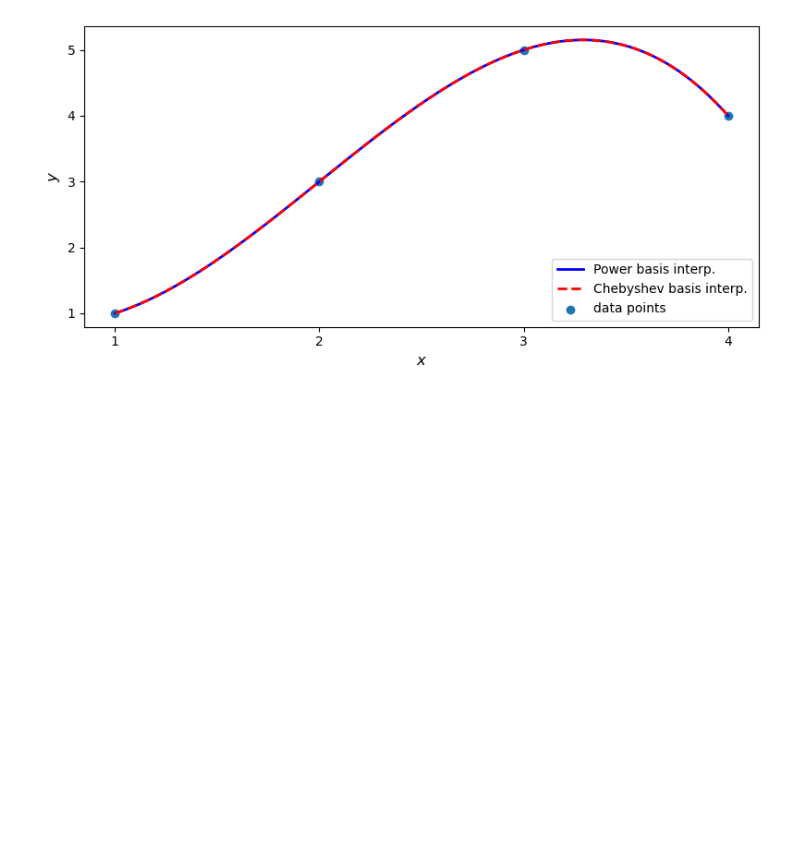
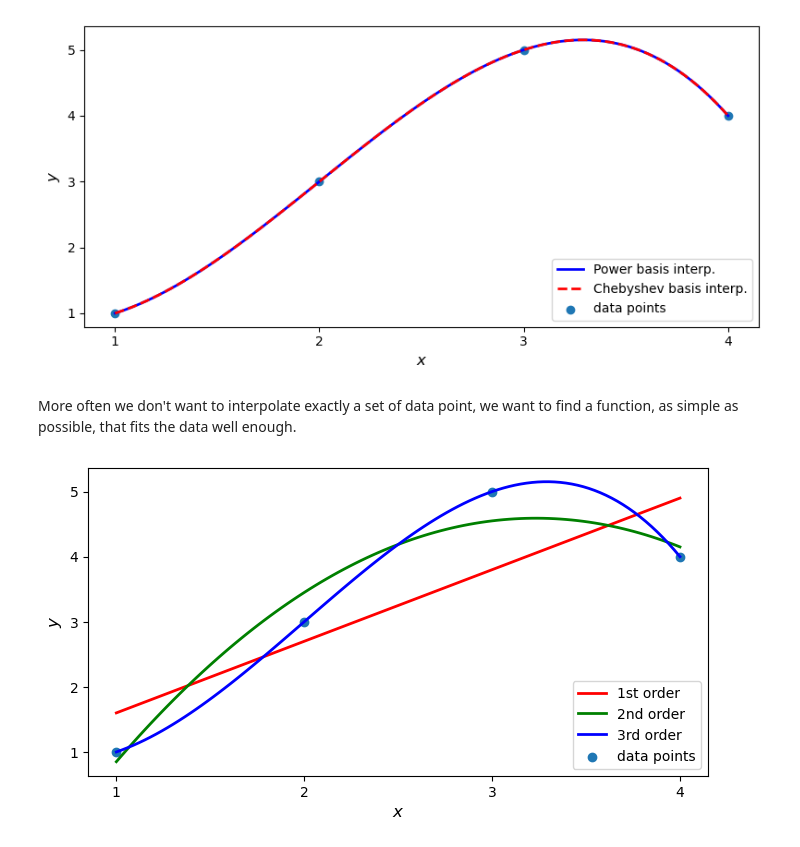
Before and after one commit to luigiselmi/numethods, a Jupyter notebook: johansson/interpolation.ipynb, the cells around one changed output. Saved outputs shown, nothing was run; the diff lists cells and outputs as text; code cells hidden in the pictures; blank space fills up the shorter version.

```diff
--- a/johansson/interpolation.ipynb
+++ b/johansson/interpolation.ipynb
@@ -77,0 +97,3 @@ f1(2.5)
+# %%
+f1b = P.Polynomial.fit(x, y, deg)
+f1b
@@ -107,3 +141,25 @@ ax.set_xlabel(r"$x$", fontsize=12)
 fig.tight_layout()
 # %% [output]
 [figure]
+# %% [markdown]
+More often we don't want to interpolate exactly a set of data point, we want to find a function, as simple as possible, that fits the data well enough.
+# %%
+f1 = P.Polynomial.fit(x, y, 1)
+f2 = P.Polynomial.fit(x, y, 2)
+f3 = P.Polynomial.fit(x, y, 3)
+# %%
+xx = np.linspace(x.min(), x.max(), 100)
+
+fig, ax = plt.subplots(1, 1, figsize=(8, 4))
+
+ax.plot(xx, f1(xx), 'r', lw=2, label='1st order')
+ax.plot(xx, f2(xx), 'g', lw=2, label='2nd order')
+ax.plot(xx, f3(xx), 'b', lw=2, label='3rd order')
+ax.scatter(x, y, label='data points')
+
+ax.legend(loc=4)
+ax.set_xticks(x)
+ax.set_ylabel(r"$y$", fontsize=12)
+ax.set_xlabel(r"$x$", fontsize=12);
+# %% [output]
+[figure, added]
```
Also changed, not shown: parts of 27 cells of this notebook, 1 other file.
